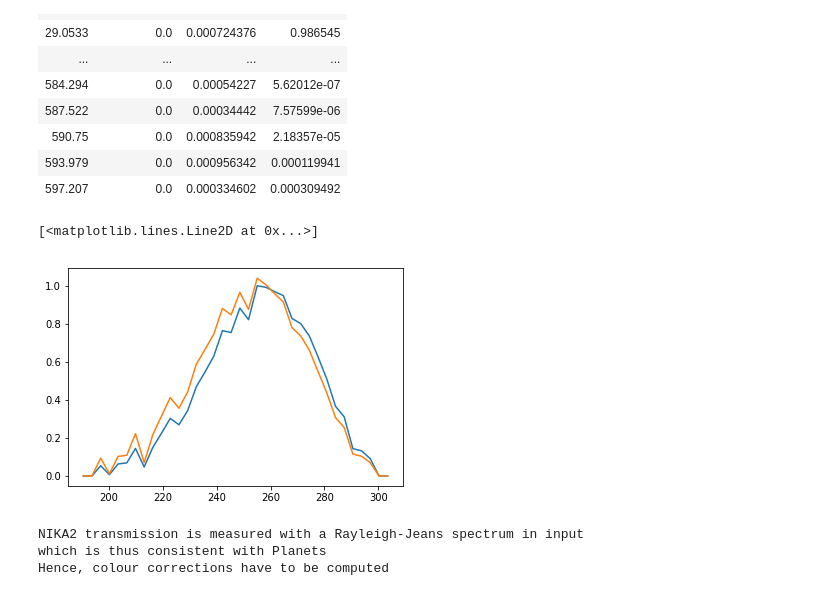
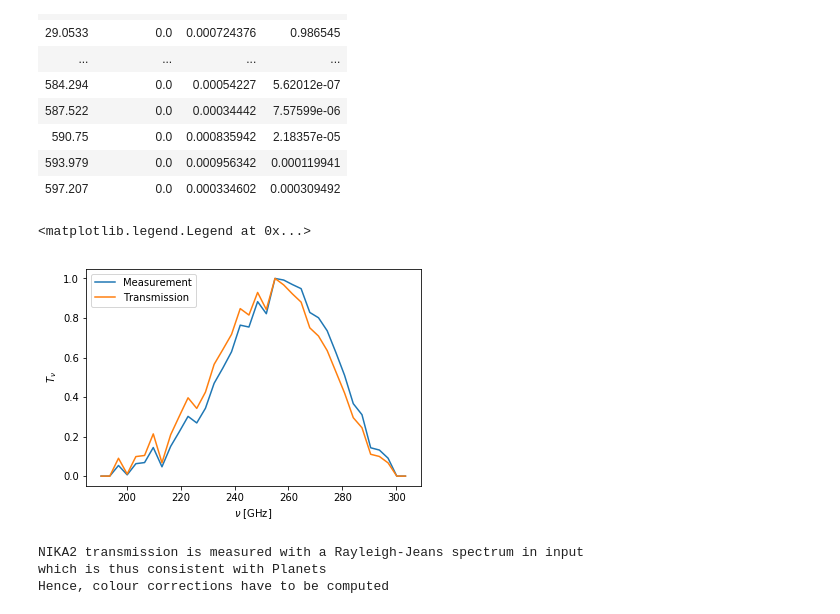
Before and after one commit to haussel/photometry, a Jupyter notebook: notebooks/passband_creation.ipynb, the cells around one changed output. Saved outputs shown, nothing was run; the diff lists cells and outputs as text; code cells hidden in the pictures.

```diff
--- a/notebooks/passband_creation.ipynb
+++ b/notebooks/passband_creation.ipynb
@@ -70,12 +70,16 @@ y = tpb1h['NIKATRANS'][idx1h[0]-2:idx1h[-1]+3].data
 # %%
 # The measurements have not been divided by the RJ spectrum that was
 # used to perform the measurement. This is done now:
 plt.plot(x, y, label='Measurement')
-y = y / ((x/(260 * u.GHz))**2)
-plt.plot(x, y, label='Transmission')
+ycorr = y / ((x/(260 * u.GHz))**2)
+ycorr = ycorr / np.max(ycorr)
+plt.plot(x, ycorr, label='Transmission')
+plt.xlabel(r'$\nu$ [GHz]')
+plt.ylabel(r'$T_{\nu}$')
+plt.legend(loc='upper left')
 # %% [output]
-[<matplotlib.lines.Line2D at 0x...>]
+<matplotlib.legend.Legend at 0x...>
-[figure, old version]
+[figure, new version]
 # %%
 # We create a header with all the relevant information
 hd = pt.PassbandHeader()
```
Also changed, not shown: parts of 8 cells of this notebook, 5 other files.
